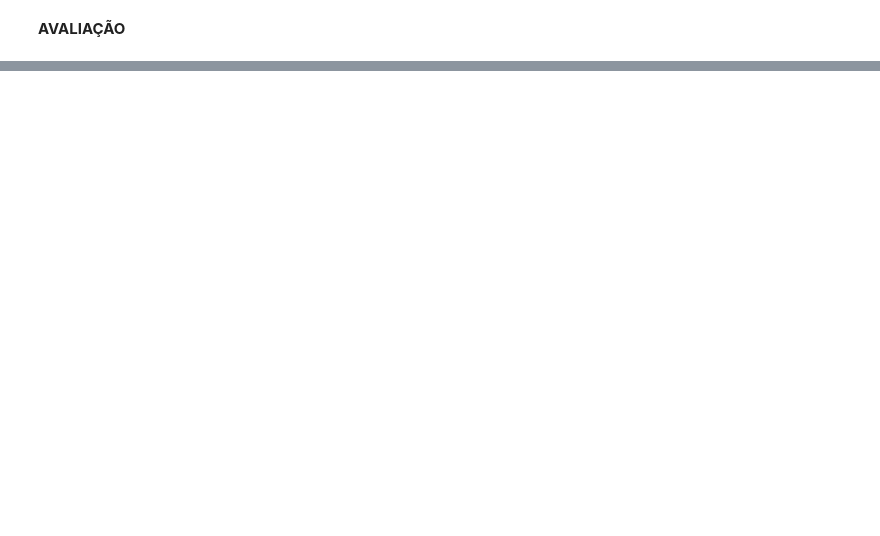
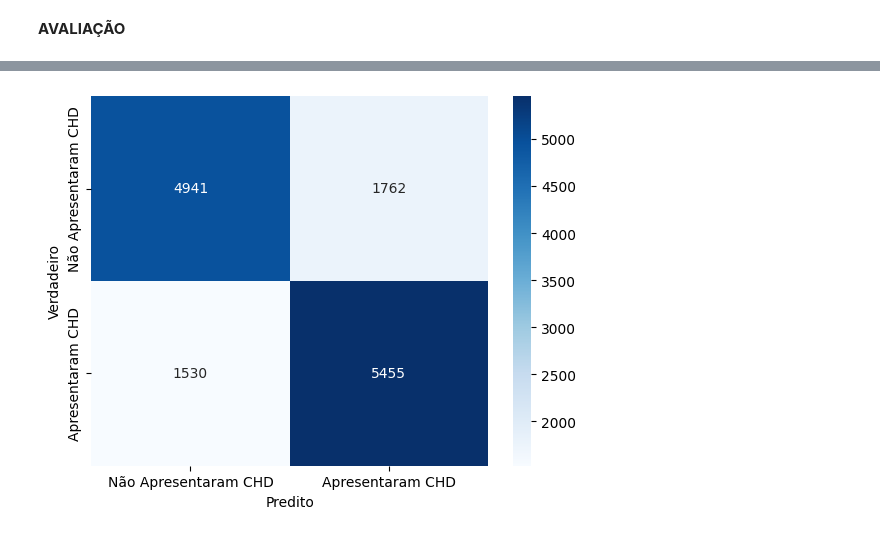
Before and after one commit to Webster-Rodrigues/Regressao_Linear_I.A, a Jupyter notebook: Regressão_Linear.ipynb, the cells around one changed output, grey strips where cells are left out. Cells and saved outputs as stored; diff of their text form; code cells hidden in the pictures; blank space fills up the shorter version.

```diff
--- a/Regressão_Linear.ipynb
+++ b/Regressão_Linear.ipynb
@@ -146,6 +146,6 @@ display(baseReduzida_df)
 # Definir as variaveis de treinamento e variavel de destino
 
 # Seleciona todas as colunas, exceto a de "resposta"(target)
-Xn = baseReduzida_df.drop('HeartDisease', axis=1)
+Xn = baseNormalizada.drop('HeartDisease', axis=1)
 # Seleciona a coluna de "resposta"(target)
-yn = baseReduzida_df['HeartDisease']
+yn = baseNormalizada['HeartDisease']
@@ -222,0 +222,10 @@ RMSE: 0.4092032596396531
+# %%
+# Plot da matriz de confusão
+labels = ['Não Apresentaram CHD', 'Apresentaram CHD']
+cm = confusion_matrix(yn_test, predict_binario)
+sns.heatmap(cm, annot=True, cmap='Blues', xticklabels=labels, yticklabels=labels, fmt='d')
+plt.xlabel('Predito')
+plt.ylabel('Verdadeiro')
+plt.show()
+# %% [output]
+[figure, added]
```
Also changed, not shown: parts of 9 cells of this notebook.
